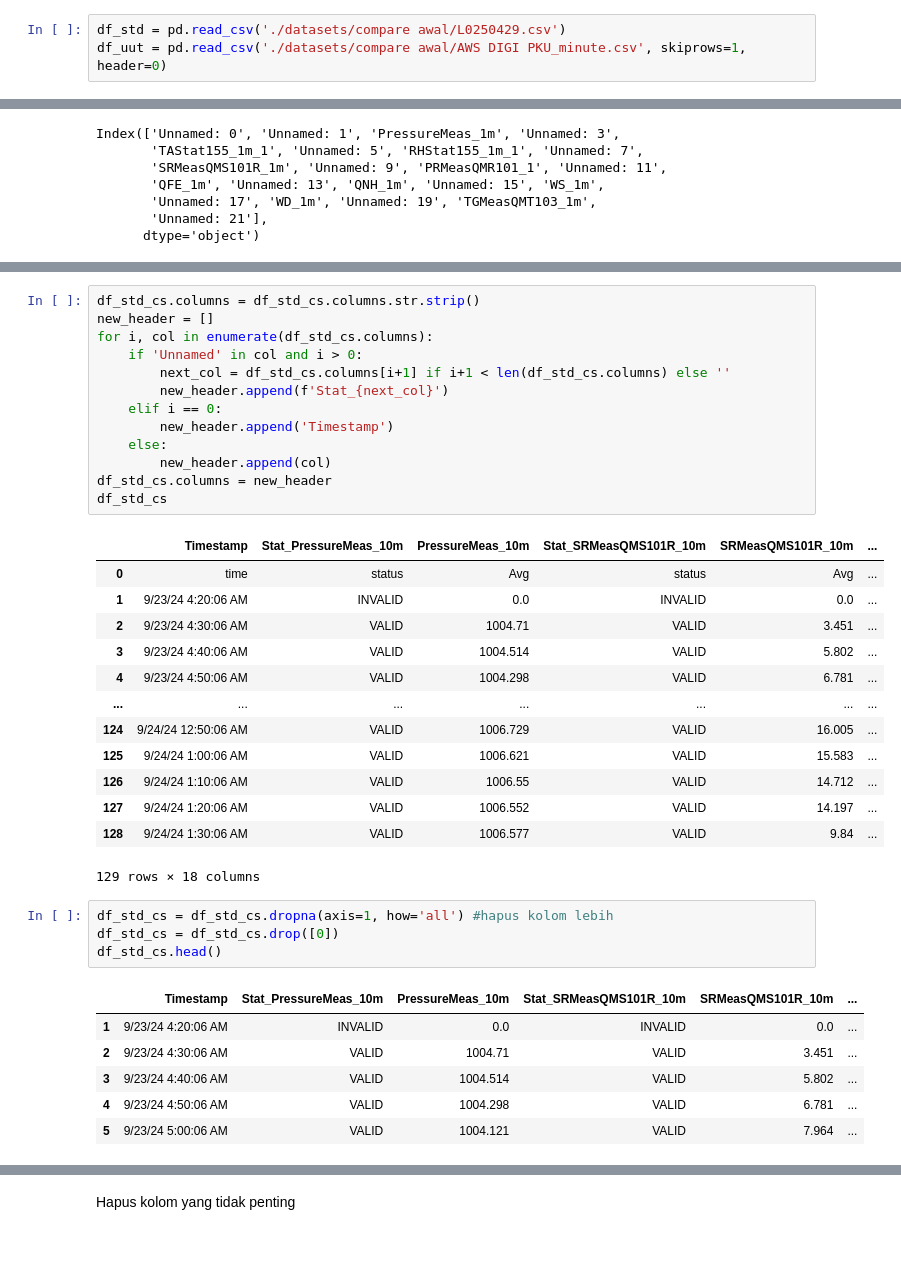
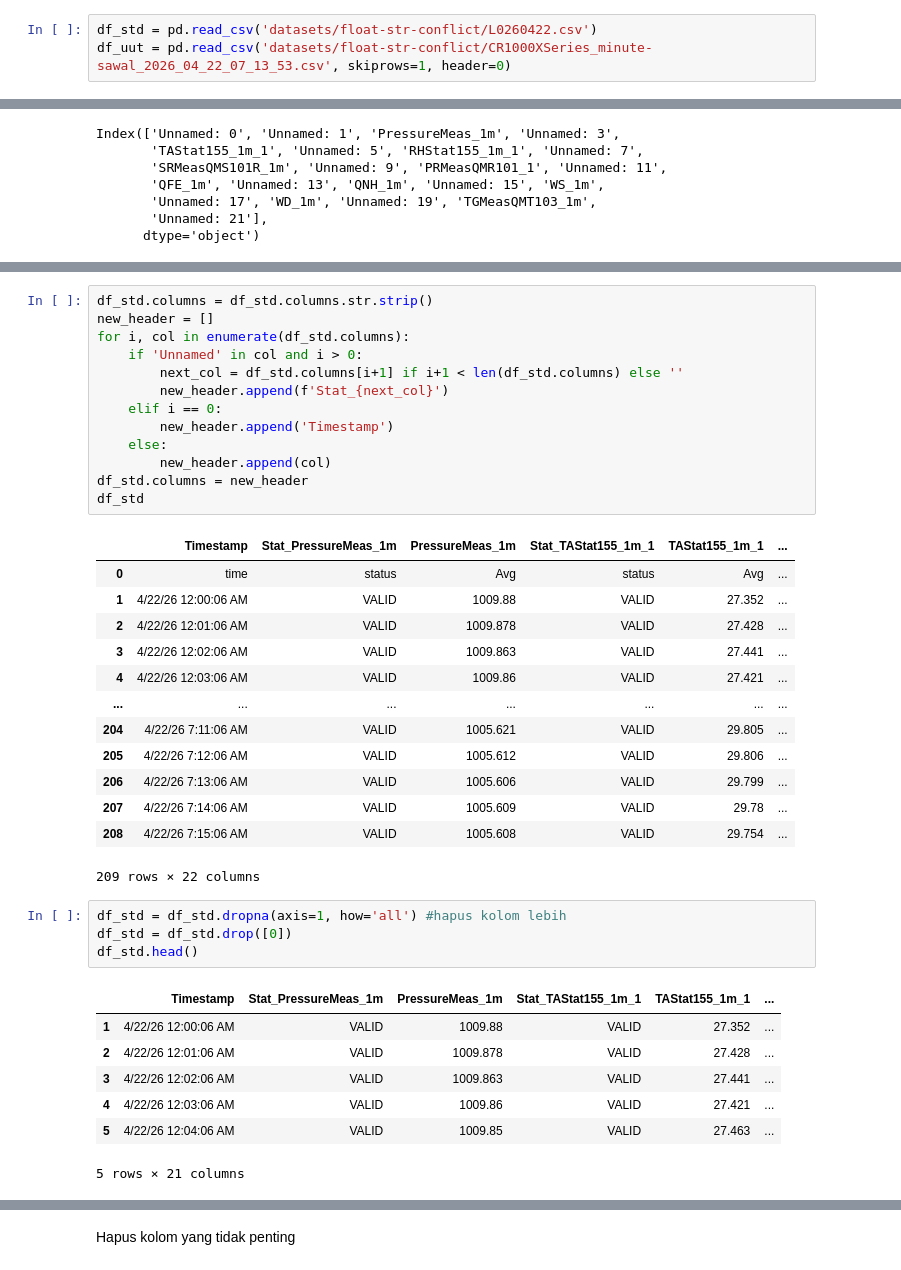
Before and after one commit to HandiSutriyan/CompareDataLapang, a Jupyter notebook: analisis.ipynb, the cells around one changed output, grey strips where cells are left out. Saved outputs shown, nothing was run; the diff lists cells and outputs as text.

```diff
--- a/analisis.ipynb
+++ b/analisis.ipynb
@@ -9,8 +9,8 @@ import matplotlib.pyplot as plt
 # %% [markdown]
 ## Gathering Data
 # %%
-df_std = pd.read_csv('./datasets/compare awal/L0250429.csv')
-df_uut = pd.read_csv('./datasets/compare awal/AWS DIGI PKU_minute.csv', skiprows=1, header=0)
+df_std = pd.read_csv('datasets/float-str-conflict/L0260422.csv')
+df_uut = pd.read_csv('datasets/float-str-conflict/CR1000XSeries_minute-sawal_2026_04_22_07_13_53.csv', skiprows=1, header=0)
 # %%
 df_std.head()
 # %% [output]
@@ -69,38 +60,39 @@ Index(['Unnamed: 0', 'Unnamed: 1', 'PressureMeas_10m', 'Unnamed: 3',
 # %%
-df_std_cs.columns = df_std_cs.columns.str.strip()
+df_std.columns = df_std.columns.str.strip()
 new_header = []
-for i, col in enumerate(df_std_cs.columns):
+for i, col in enumerate(df_std.columns):
     if 'Unnamed' in col and i > 0:
-        next_col = df_std_cs.columns[i+1] if i+1 < len(df_std_cs.columns) else ''
+        next_col = df_std.columns[i+1] if i+1 < len(df_std.columns) else ''
         new_header.append(f'Stat_{next_col}')
     elif i == 0:
         new_header.append('Timestamp')
     else:
         new_header.append(col)
-df_std_cs.columns = new_header
-df_std_cs
+df_std.columns = new_header
+df_std
 # %% [output]
-|  | Timestamp | Stat_PressureMeas_10m | PressureMeas_10m | Stat_SRMeasQMS101R_10m | SRMeasQMS101R_10m | ... |
+|  | Timestamp | Stat_PressureMeas_1m | PressureMeas_1m | Stat_TAStat155_1m_1 | TAStat155_1m_1 | ... |
 | 0 | time | status | Avg | status | Avg | ... |
-| 1 | 9/23/24 4:20:06 AM | INVALID | 0.0 | INVALID | 0.0 | ... |
-| 2 | 9/23/24 4:30:06 AM | VALID | 1004.71 | VALID | 3.451 | ... |
-| 3 | 9/23/24 4:40:06 AM | VALID | 1004.514 | VALID | 5.802 | ... |
-| 4 | 9/23/24 4:50:06 AM | VALID | 1004.298 | VALID | 6.781 | ... |
+| 1 | 4/22/26 12:00:06 AM | VALID | 1009.88 | VALID | 27.352 | ... |
+| 2 | 4/22/26 12:01:06 AM | VALID | 1009.878 | VALID | 27.428 | ... |
+| 3 | 4/22/26 12:02:06 AM | VALID | 1009.863 | VALID | 27.441 | ... |
+| 4 | 4/22/26 12:03:06 AM | VALID | 1009.86 | VALID | 27.421 | ... |
 | ... | ... | ... | ... | ... | ... | ... |
-| 124 | 9/24/24 12:50:06 AM | VALID | 1006.729 | VALID | 16.005 | ... |
-| 125 | 9/24/24 1:00:06 AM | VALID | 1006.621 | VALID | 15.583 | ... |
-| 126 | 9/24/24 1:10:06 AM | VALID | 1006.55 | VALID | 14.712 | ... |
-| 127 | 9/24/24 1:20:06 AM | VALID | 1006.552 | VALID | 14.197 | ... |
-| 128 | 9/24/24 1:30:06 AM | VALID | 1006.577 | VALID | 9.84 | ... |
+| 204 | 4/22/26 7:11:06 AM | VALID | 1005.621 | VALID | 29.805 | ... |
+| 205 | 4/22/26 7:12:06 AM | VALID | 1005.612 | VALID | 29.806 | ... |
+| 206 | 4/22/26 7:13:06 AM | VALID | 1005.606 | VALID | 29.799 | ... |
+| 207 | 4/22/26 7:14:06 AM | VALID | 1005.609 | VALID | 29.78 | ... |
+| 208 | 4/22/26 7:15:06 AM | VALID | 1005.608 | VALID | 29.754 | ... |
-129 rows × 18 columns
+209 rows × 22 columns
 # %%
-df_std_cs = df_std_cs.dropna(axis=1, how='all') #hapus kolom lebih
-df_std_cs = df_std_cs.drop([0])
-df_std_cs.head()
+df_std = df_std.dropna(axis=1, how='all') #hapus kolom lebih
+df_std = df_std.drop([0])
+df_std.head()
 # %% [output]
-|  | Timestamp | Stat_PressureMeas_10m | PressureMeas_10m | Stat_SRMeasQMS101R_10m | SRMeasQMS101R_10m | ... |
-| 1 | 9/23/24 4:20:06 AM | INVALID | 0.0 | INVALID | 0.0 | ... |
-| 2 | 9/23/24 4:30:06 AM | VALID | 1004.71 | VALID | 3.451 | ... |
-| 3 | 9/23/24 4:40:06 AM | VALID | 1004.514 | VALID | 5.802 | ... |
-| 4 | 9/23/24 4:50:06 AM | VALID | 1004.298 | VALID | 6.781 | ... |
-| 5 | 9/23/24 5:00:06 AM | VALID | 1004.121 | VALID | 7.964 | ... |
+|  | Timestamp | Stat_PressureMeas_1m | PressureMeas_1m | Stat_TAStat155_1m_1 | TAStat155_1m_1 | ... |
+| 1 | 4/22/26 12:00:06 AM | VALID | 1009.88 | VALID | 27.352 | ... |
+| 2 | 4/22/26 12:01:06 AM | VALID | 1009.878 | VALID | 27.428 | ... |
+| 3 | 4/22/26 12:02:06 AM | VALID | 1009.863 | VALID | 27.441 | ... |
+| 4 | 4/22/26 12:03:06 AM | VALID | 1009.86 | VALID | 27.421 | ... |
+| 5 | 4/22/26 12:04:06 AM | VALID | 1009.85 | VALID | 27.463 | ... |
+5 rows × 21 columns
```
Also changed, not shown: parts of 18 cells of this notebook, 2 other files.
